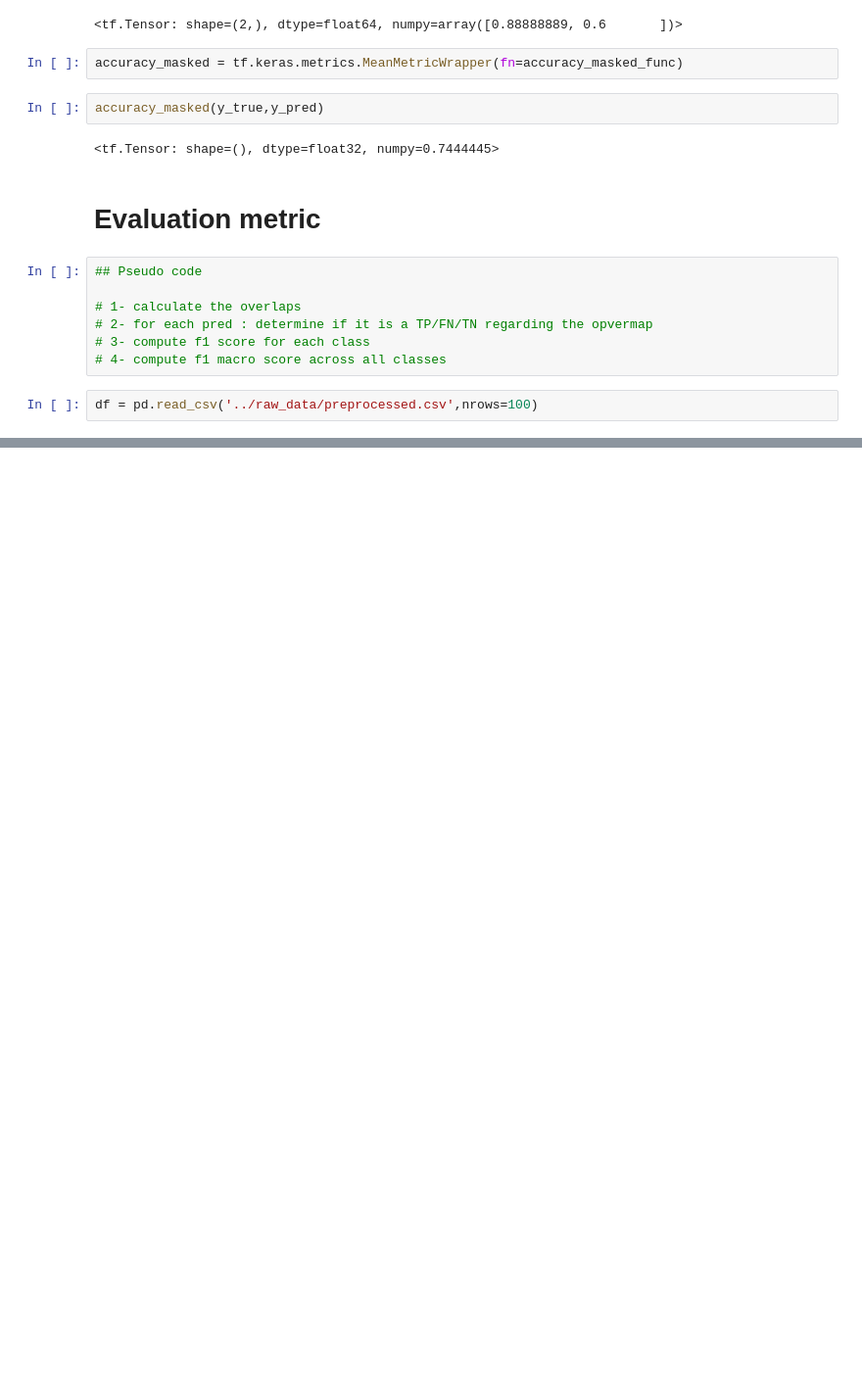
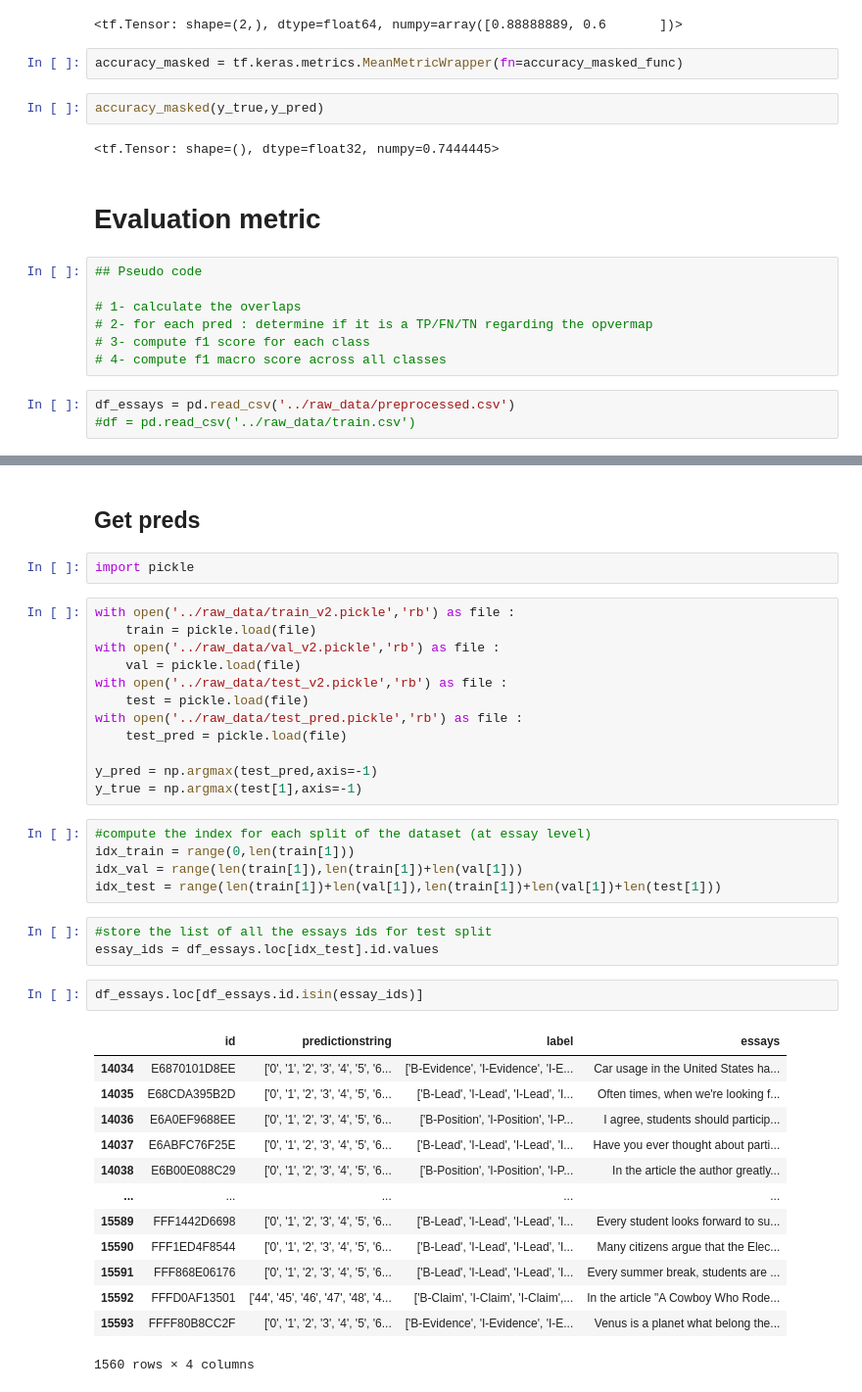
Before and after one commit to arthurcol/feedback_prize, a Jupyter notebook: notebooks/metrics.ipynb, the cells around one changed output, grey strips where cells are left out. Shown at 98% size. Drawn from its saved outputs; the diff is of its cells as text; blank space fills up the shorter version.

```diff
--- a/notebooks/metrics.ipynb
+++ b/notebooks/metrics.ipynb
@@ -159,4 +165,5 @@ accuracy_masked(y_true,y_pred)
 # 3- compute f1 score for each class
 # 4- compute f1 macro score across all classes
 # %%
-df = pd.read_csv('../raw_data/preprocessed.csv',nrows=100)
+df_essays = pd.read_csv('../raw_data/preprocessed.csv')
+#df = pd.read_csv('../raw_data/train.csv')
@@ -182,0 +170,40 @@ df_train.head()
+# %% [markdown]
+## Get preds
+# %%
+import pickle
+# %%
+with open('../raw_data/train_v2.pickle','rb') as file :
+    train = pickle.load(file)
+with open('../raw_data/val_v2.pickle','rb') as file :
+    val = pickle.load(file)
+with open('../raw_data/test_v2.pickle','rb') as file :
+    test = pickle.load(file)
+with open('../raw_data/test_pred.pickle','rb') as file :
+    test_pred = pickle.load(file)
+
+y_pred = np.argmax(test_pred,axis=-1)
+y_true = np.argmax(test[1],axis=-1)
+# %%
+#compute the index for each split of the dataset (at essay level)
+idx_train = range(0,len(train[1]))
+idx_val = range(len(train[1]),len(train[1])+len(val[1]))
+idx_test = range(len(train[1])+len(val[1]),len(train[1])+len(val[1])+len(test[1]))
+# %%
+#store the list of all the essays ids for test split
+essay_ids = df_essays.loc[idx_test].id.values
+# %%
+df_essays.loc[df_essays.id.isin(essay_ids)]
+# %% [output]
+|  | id | predictionstring | label | essays |
+| 14034 | E6870101D8EE | ['0', '1', '2', '3', '4', '5', '6... | ['B-Evidence', 'I-Evidence', 'I-E... | Car usage in the United States ha... |
+| 14035 | E68CDA395B2D | ['0', '1', '2', '3', '4', '5', '6... | ['B-Lead', 'I-Lead', 'I-Lead', 'I... | Often times, when we're looking f... |
+| 14036 | E6A0EF9688EE | ['0', '1', '2', '3', '4', '5', '6... | ['B-Position', 'I-Position', 'I-P... | I agree, students should particip... |
+| 14037 | E6ABFC76F25E | ['0', '1', '2', '3', '4', '5', '6... | ['B-Lead', 'I-Lead', 'I-Lead', 'I... | Have you ever thought about parti... |
+| 14038 | E6B00E088C29 | ['0', '1', '2', '3', '4', '5', '6... | ['B-Position', 'I-Position', 'I-P... | In the article the author greatly... |
+| ... | ... | ... | ... | ... |
+| 15589 | FFF1442D6698 | ['0', '1', '2', '3', '4', '5', '6... | ['B-Lead', 'I-Lead', 'I-Lead', 'I... | Every student looks forward to su... |
+| 15590 | FFF1ED4F8544 | ['0', '1', '2', '3', '4', '5', '6... | ['B-Lead', 'I-Lead', 'I-Lead', 'I... | Many citizens argue that the Elec... |
+| 15591 | FFF868E06176 | ['0', '1', '2', '3', '4', '5', '6... | ['B-Lead', 'I-Lead', 'I-Lead', 'I... | Every summer break, students are ... |
+| 15592 | FFFD0AF13501 | ['44', '45', '46', '47', '48', '4... | ['B-Claim', 'I-Claim', 'I-Claim',... | In the article "A Cowboy Who Rode... |
+| 15593 | FFFF80B8CC2F | ['0', '1', '2', '3', '4', '5', '6... | ['B-Evidence', 'I-Evidence', 'I-E... | Venus is a planet what belong the... |
+1560 rows × 4 columns
```
Also changed, not shown: parts of 34 cells of this notebook.
